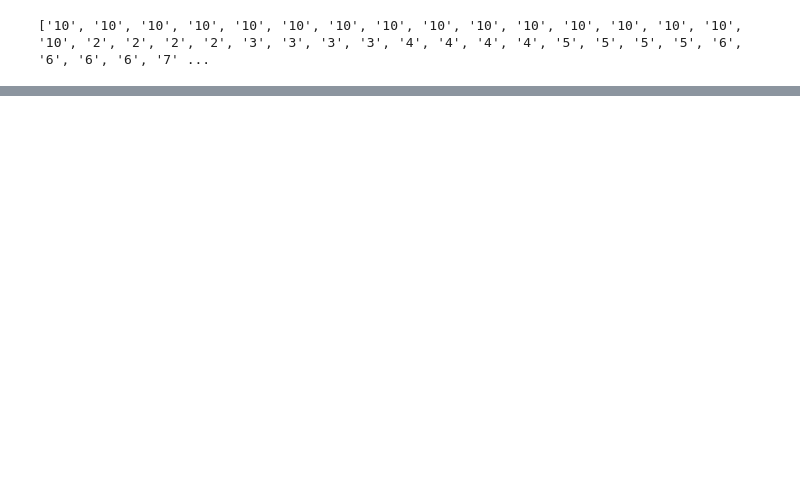
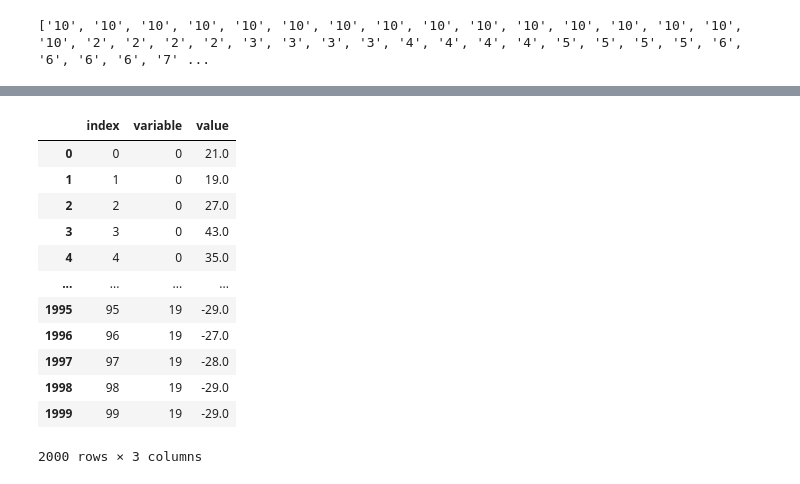
Before and after one commit to morrismanfung/blackjacksimulator, a Jupyter notebook: Project.ipynb, the cells around one changed output, grey strips where cells are left out. Cells and saved outputs as stored; diff of their text form; code cells hidden in the pictures; blank space fills up the shorter version.

```diff
--- a/Project.ipynb
+++ b/Project.ipynb
@@ -92,7 +109,9 @@ class Player():
             print( f'Player\'s cards are {self.cards}')
 # %%
 def basic_strategy_action( player, dealer, total):
-    if total == 'hard':
+    if total == 'pair':
+        return basic_strategy_split.loc[ str( min( player.cards)), check( dealer.value)]
+    elif total == 'hard':
         return basic_strategy_hard.loc[ str( player.value), check( dealer.value)]
     elif total == 'soft':
         return basic_strategy_soft.loc[ str( player.value), check( dealer.value)]
@@ -162,17 +204,39 @@ game()
+# %%
+record_game = {
+    'run_num': 0,
+    'player_cards': np.array([]),
+    'dealer_cards': np.array([]),
+    'change': 0,
+    'count_': 0
+}
+# %%
+record_run = defaultdict( lambda: record_game)
 # %%
 verbose = False
 
-result = np.array( [])
-bankroll = 20
-for i in range( 100):
+record = defaultdict( lambda: record_run.copy())
+
+for i in range( 20):
+    result = np.array( [])
+    bankroll = 20
     current_deck = (deck * 2).copy()
+    count_ = 0
 
-    bankroll = bankroll + game()
+    for j in range( 100):
 
 
-    result = np.append( result, bankroll)
+        change = game()
 
-    #print( f'Bankroll is {bankroll}.')
-    #print()
+        bankroll = bankroll + change
+        record_run[ j][ 'run_num'] = j
+        record_run[ j][ 'player_cards'] = player.cards
+        record_run[ j][ 'dealer_cards'] = dealer.cards
+        record_run[ j][ 'betsize'] = betsize
+        record_run[ j][ 'change'] = change
+        record_run[ j][ 'count_'] = count_
 
-result
+        result = np.append( result, bankroll)
+
+        #print( f'Bankroll is {bankroll}.')
+        #print()
+    record[i] = result
@@ -201,0 +243,17 @@ array([19. , 20. , 19. , 18. , 19. , 20. , 21. , 20. , 21. , 20.5, 19.5,
+# %%
+record_melted = pd.DataFrame( record).reset_index().melt( id_vars = 'index', value_vars = list( range( 20)))
+record_melted
+# %% [output]
+|  | index | variable | value |
+| 0 | 0 | 0 | 21.0 |
+| 1 | 1 | 0 | 19.0 |
+| 2 | 2 | 0 | 27.0 |
+| 3 | 3 | 0 | 43.0 |
+| 4 | 4 | 0 | 35.0 |
+| ... | ... | ... | ... |
+| 1995 | 95 | 19 | -29.0 |
+| 1996 | 96 | 19 | -27.0 |
+| 1997 | 97 | 19 | -28.0 |
+| 1998 | 98 | 19 | -29.0 |
+| 1999 | 99 | 19 | -29.0 |
+2000 rows × 3 columns
```
Also changed, not shown: parts of 18 cells of this notebook, 2 other files.
